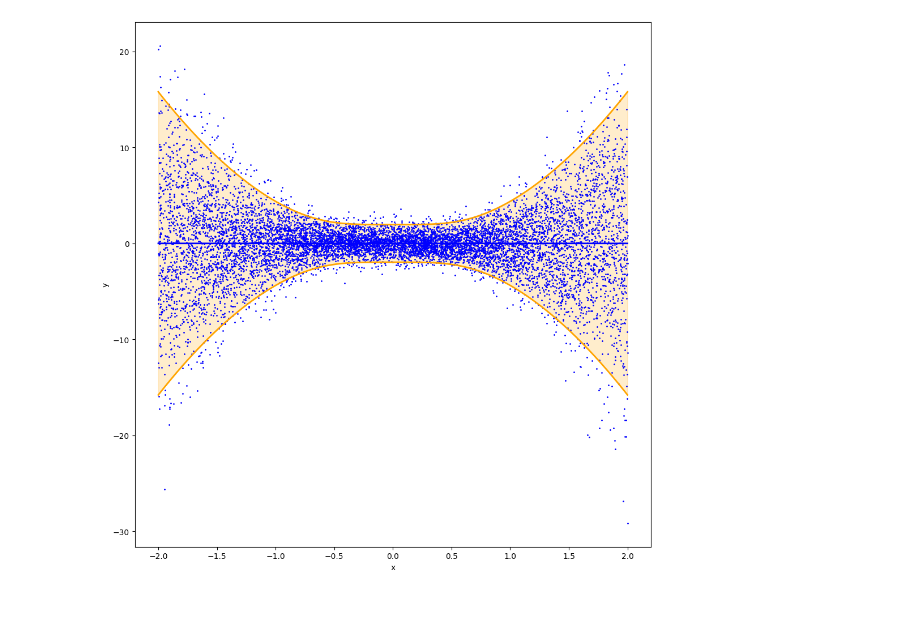
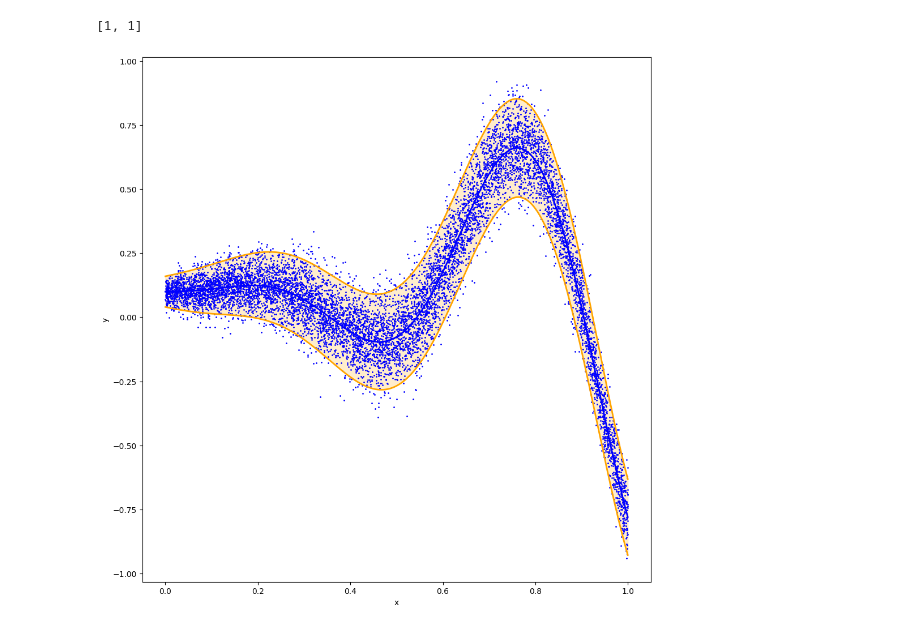
Before and after one commit to Lui5ito/doctorthesis, a Jupyter notebook: visual_test.ipynb, the cells around one changed output. Drawn from its saved outputs; the diff is of its cells as text; code cells hidden in the pictures.

```diff
--- a/visual_test.ipynb
+++ b/visual_test.ipynb
@@ -195,3 +250,7 @@ def plot_oracle_2d(X, y, mean, lower_bound, upper_bound):
+# %%
+[1 for i in range(2)]
+# %% [output]
+[1, 1]
 # %%
 from universalbands.data_generation import synthetic_data
 
@@ -230,26 +289,26 @@ plot(X, y)
 # %%
 from universalbands.data_generation import Synthetic
 
-case_number = 3
+case_number = 9
 sample_size = 10000
 sample_dim = 1
 seed = 123
 
 
 my_data = Synthetic(
     name=f"case_{case_number}",
     input_shape=(sample_size, sample_dim),
     output_shape=(sample_size, 1),
 )
 
 X, y = my_data.sample(seed=seed)
 
 mean_oracle, lo_oracle, up_oracle = my_data.oracle(X=X, alpha=0.05)
 
 #plot(X, y)
 plot_oracle(X, y, mean_oracle, lo_oracle, up_oracle)
 # %% [output]
-[figure, old version]
+[figure, new version]
 # %%
 import numpy as np
 
```
Also changed, not shown: parts of 2 cells of this notebook, 1 other file.
